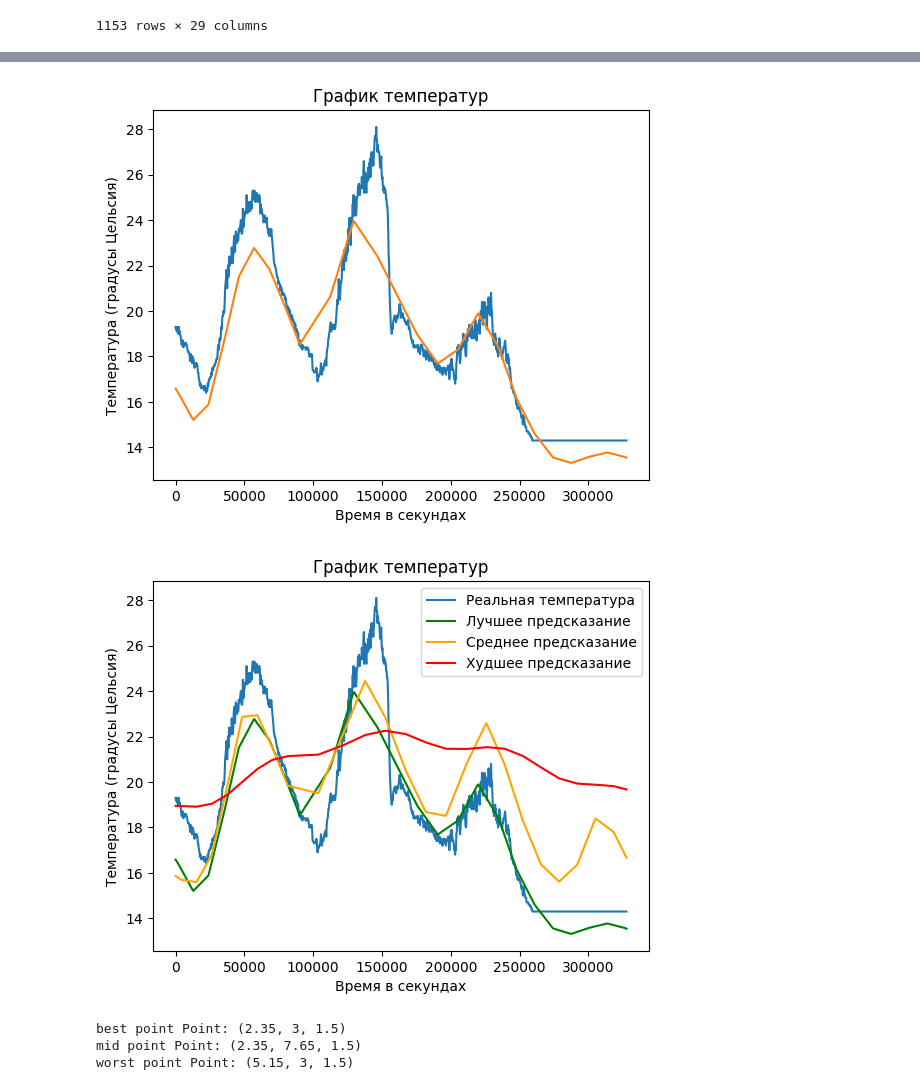
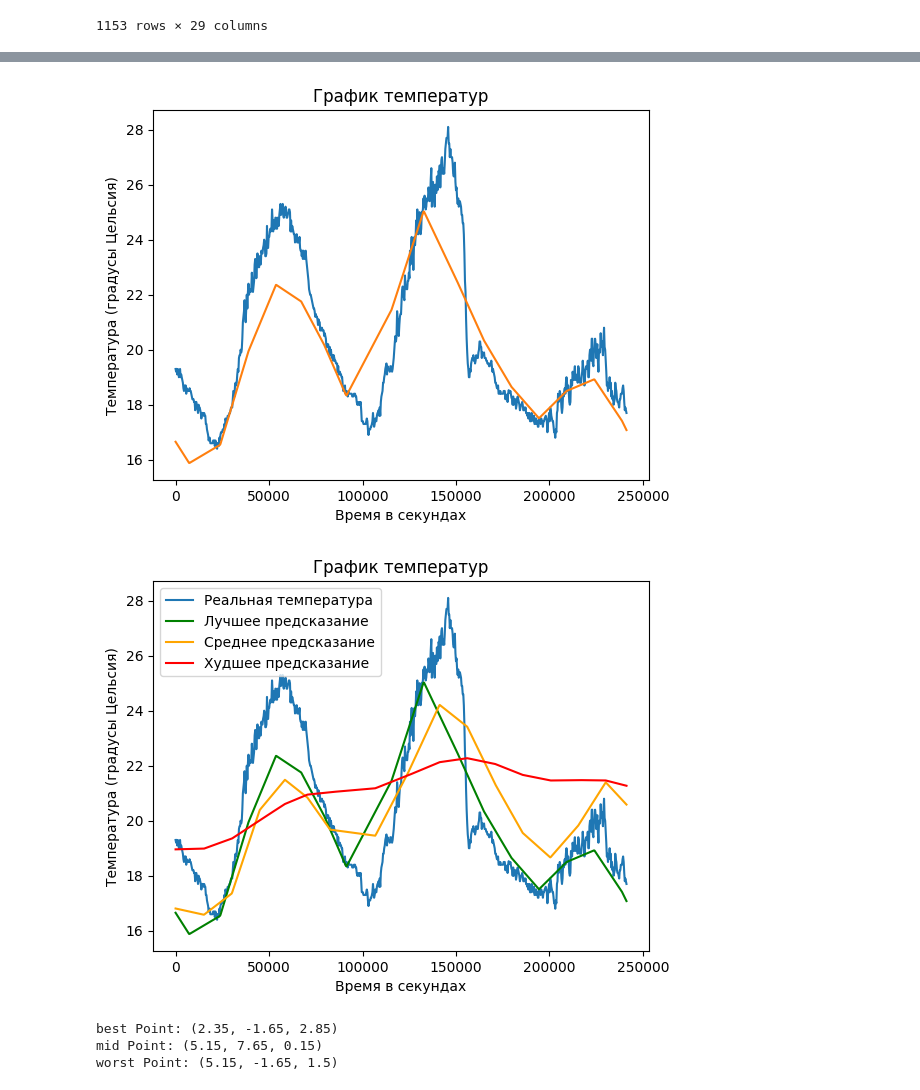
Before and after one commit to mozhayka/microclimate, a Jupyter notebook: src/main.ipynb, the cells around one changed output, grey strips where cells are left out. Saved outputs shown, nothing was run; the diff lists cells and outputs as text; code cells hidden in the pictures.

```diff
--- a/src/main.ipynb
+++ b/src/main.ipynb
@@ -13,7 +13,7 @@ from functions.linear_regression import *
 ds_with_artifical_temperature = '../datasets/model_output/artifical_data/finer_300s_3x3x3.csv'
 
 ds_with_real_temperature_train = '../datasets/model_output/real_data/aug2020/04-08_fine_3x3x3.csv'
-ds_with_real_temperature_test = '../datasets/model_output/real_data/aug2020/09-12_fine_3x3x3.csv'
+ds_with_real_temperature_test = '../datasets/model_output/real_data/aug2020/09-11_fine_3x3x3.csv'
 
 input_filename_train = ds_with_real_temperature_train
 input_filename_test = ds_with_real_temperature_test
@@ -114,31 +113,33 @@ plt.ylabel('Температура (градусы Цельсия)')
 plt.title('График температур')
 plt.show()
 # %% [output]
-[figure, old version]
+[figure, new version]
 # %%
 real = outer_temperature(df_test, 0, -max_shift)
 time = time_column(df_test, 0, -max_shift)
 
 predict_best = result[-1].predict
 predict_mid = result[len(result) // 2].predict
+predict_worst2 = result[1].predict
 predict_worst = result[0].predict
 
 plt.plot(time, real, label='Реальная температура')
 plt.plot(time, predict_best, label='Лучшее предсказание', color='green')
 plt.plot(time, predict_mid, label='Среднее предсказание', color='orange')
+# plt.plot(time, predict_worst2, label='Плохое предсказание', color='orange')
 plt.plot(time, predict_worst, label='Худшее предсказание', color='red')
 plt.xlabel('Время в секундах')
 plt.ylabel('Температура (градусы Цельсия)')
 plt.title('График температур')
 plt.legend()
 plt.show()
 # %% [output]
-[figure, old version]
+[figure, new version]
 # %%
-print(f'best point {point_coordinates(df_test, result[-1].point)}')
-print(f'mid point {point_coordinates(df_test, result[len(result) // 2].point)}')
-print(f'worst point {point_coordinates(df_test, result[0].point)}')
+print(f'best {point_coordinates(df_test, result[-3].point)}')
+print(f'mid {point_coordinates(df_test, result[len(result) // 2].point)}')
+print(f'worst {point_coordinates(df_test, result[4].point)}')
 # %% [output]
-best point Point: (2.35, 3, 1.5)
-mid point Point: (2.35, 7.65, 1.5)
-worst point Point: (5.15, 3, 1.5)
+best Point: (2.35, -1.65, 2.85)
+mid Point: (5.15, 7.65, 0.15)
+worst Point: (5.15, -1.65, 1.5)
```
Also changed, not shown: parts of 4 cells of this notebook, 41 other files.
